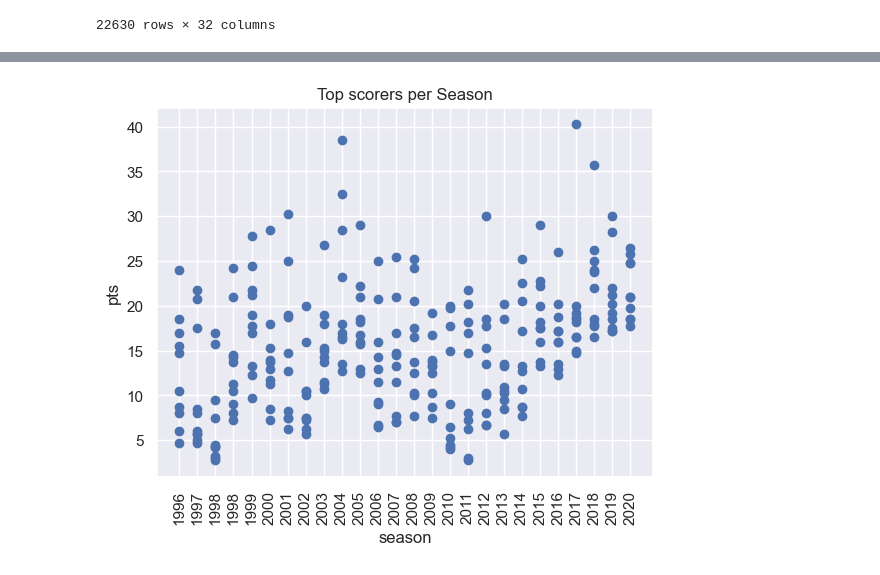
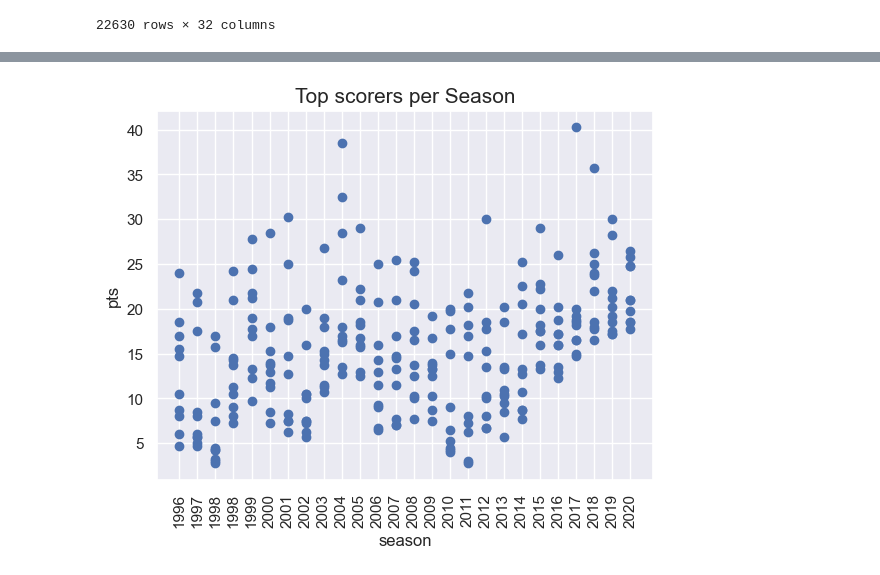
Before and after one commit to ubco-W2022T2-data301/project-group-group39, a Jupyter notebook: analysis/analysis3.ipynb, the cells around one changed output, grey strips where cells are left out. Cells and saved outputs as stored; diff of their text form; code cells hidden in the pictures.

```diff
--- a/analysis/analysis3.ipynb
+++ b/analysis/analysis3.ipynb
@@ -73,12 +62,3 @@ pd.read_csv("../data/raw/archive (2)/teams.csv")
 | 15 | 15 | 33 | 39 | .458 | 9.0 | 111.1 | 112.8 | -1.58 | 2021 | San Antonio Spurs |
 | 16 | 16 | 31 | 41 | .431 | 11.0 | 114.6 | 114.9 | -0.20 | 2021 | New Orleans Pelicans |
 | 17 | 17 | 17 | 55 | .236 | 25.0 | 108.8 | 116.7 | -7.50 | 2021 | Houston Rockets |
-# %%
-import pandas as pd
-import seaborn as sns
-import matplotlib.pyplot as plt
-df = pd.read_csv("../data/raw/archive (2)/all_seasons.csv")
-grouped = df.groupby('season')
-top10_avg = grouped.apply(lambda x: x.nlargest(10, 'pts').mean(numeric_only=True)).reset_index()[['season', 'pts']]
-
-print(top10_avg)
@@ -103,11 +64,0 @@ print(top10_avg)
-# %%
-import pandas as pd
-import seaborn as sns
-import matplotlib.pyplot as plt
-df = pd.read_csv("../data/raw/archive (2)/all_seasons.csv")
-grouped = df.groupby('season')
-top10_avg = grouped.apply(lambda x: x.nlargest(10, 'pts').mean(numeric_only=True)).reset_index()[['season', 'pts']]
-numeric_only=None
-top10_avg.columns = ['season', 'avg_top10_pts']
-sns.set(style="darkgrid")
-sns.catplot(y='season', x='avg_top10_pts', kind='bar', data=top10_avg, color='grey')
@@ -121,18 +117,19 @@ sns.catplot(y='season', x='avg_top10_pts', kind='bar', data=top10_avg, color='gr
 # %%
 import pandas as pd
 import seaborn as sns
 import matplotlib.pyplot as plt
 top10 = df.groupby('season').apply(lambda x: x.nlargest(10, 'pts')).reset_index(drop=True)
 fig, ax = plt.subplots()
 ax.scatter(top10['season'], top10['pts'])
 ax.set_xlabel('season')
 ax.set_ylabel('pts')
 ax.set_title('Top scorers per Season')
+ax.title.set_size(15)
 
 ax.set_xticklabels(['1996', '1997', '1998', '1998', '1999', '2000', '2001', '2002', '2003', '2004', '2005', "2006","2007","2008","2009","2010","2011","2012","2013","2014","2015", "2016","2017","2018","2019","2020","2021" ])
 ax.set_xticklabels(ax.get_xticklabels(), rotation=90)
 ax.set_yticklabels([0, 5,10,15,20,25,30,35,40])
 plt.show()
 # %% [output]
-[figure, old version]
+[figure, new version]
 # %% [markdown]
```
Also changed, not shown: parts of 12 cells of this notebook.
